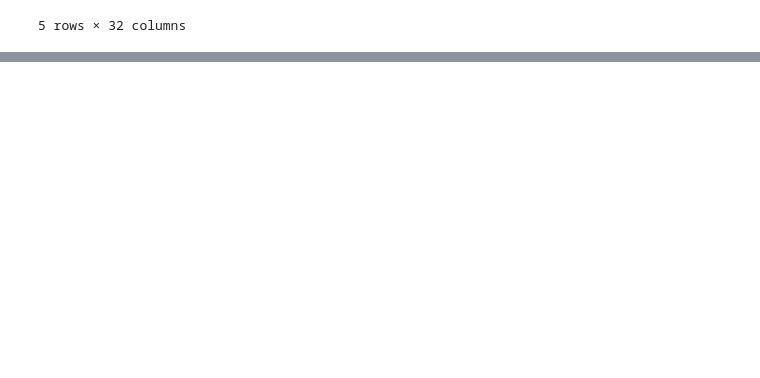
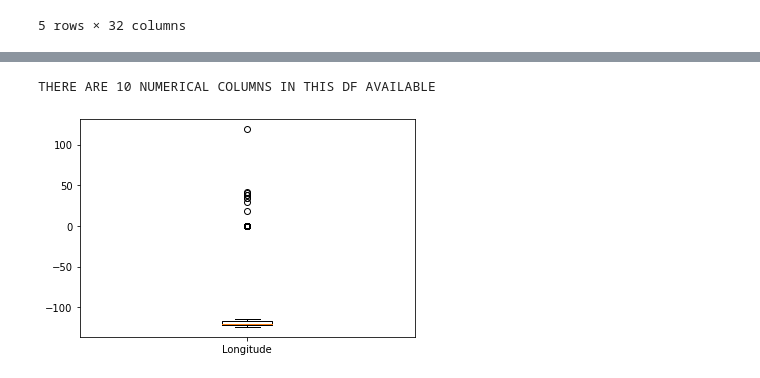
Before and after one commit to erinrkahn/final_project, a Jupyter notebook: Data Exploration.ipynb, the cells around one changed output, grey strips where cells are left out. Cells and saved outputs as stored; diff of their text form; code cells hidden in the pictures; blank space fills up the shorter version.

Commit message:
boxplotter function

```diff
--- a/Data Exploration.ipynb
+++ b/Data Exploration.ipynb
@@ -151,3 +133,13 @@ housing_df.head()
 | 2 | -122.24 | 37.85 | 496.0 | 177.0 | 7.2574 | 352100.0 | NEAR BAY |
 | 3 | -122.25 | 37.85 | 558.0 | 219.0 | 5.6431 | 341300.0 | NEAR BAY |
 | 4 | -122.25 | 37.85 | 565.0 | 259.0 | 3.8462 | 342200.0 | NEAR BAY |
+# %%
+def boxplot_it(df, column_number):
+    print("THERE ARE {} NUMERICAL COLUMNS IN THIS DF AVAILABLE".format( len(df.select_dtypes(include='number').columns)) )
+    number_df = pd.DataFrame(df.select_dtypes(include='number').iloc[:,column_number])
+    [plt.boxplot(x=number_df[column].dropna(), labels=[column]) for column in number_df]
+# %%
+boxplot_it(fire_df, )
+# %% [output]
+THERE ARE 10 NUMERICAL COLUMNS IN THIS DF AVAILABLE
+[figure, added]
```
Also changed, not shown: parts of 1 cell of this notebook.
